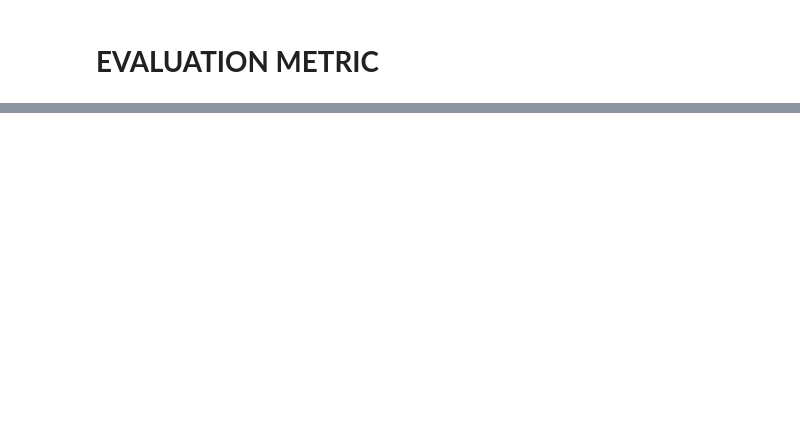
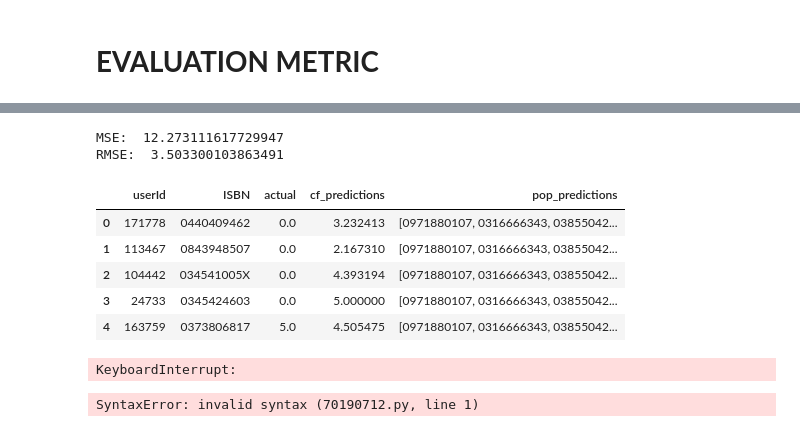
Before and after one commit to Pooshpal/Book-Recommender-System, a Jupyter notebook: engine.ipynb, the cells around one changed output, grey strips where cells are left out. Saved outputs shown, nothing was run; the diff lists cells and outputs as text; code cells hidden in the pictures; blank space fills up the shorter version.

```diff
--- a/engine.ipynb
+++ b/engine.ipynb
@@ -205,5 +303,5 @@ algo.fit(trainset)
 test = algo.test(testset)
 test = pd.DataFrame(test)
 test.drop("details", inplace=True, axis=1)
-test.columns = ['userId', 'movieId', 'actual', 'cf_predictions']
+test.columns = ['userId', 'ISBN', 'actual', 'cf_predictions']
 test.head()
@@ -209,0 +315,57 @@ test.head()
+# %%
+#Evaluate model with MSE and RMSE
+print("MSE: ", recmetrics.mse(test.actual, test.cf_predictions))
+print("RMSE: ", recmetrics.rmse(test.actual, test.cf_predictions))
+# %% [output]
+MSE:  12.273111617729947
+RMSE:  3.503300103863491
+# %%
+#Popularity Recommender
+#Creating a simple popularity recommender to demonstrate recommender metrics in action. The popularity recommender simply recommends the top 10 movies to every user.
+
+#make recommendations for all members in the test data
+popularity_recs = ratings.ISBN.value_counts().head(10).index.tolist()
+
+pop_recs = []
+for user in test.index:
+    pop_predictions = popularity_recs
+    pop_recs.append(pop_predictions)
+
+test['pop_predictions'] = pop_recs
+test.head()
+# %% [output]
+|  | userId | ISBN | actual | cf_predictions | pop_predictions |
+| 0 | 171778 | 0440409462 | 0.0 | 3.232413 | [0971880107, 0316666343, 03855042... |
+| 1 | 113467 | 0843948507 | 0.0 | 2.167310 | [0971880107, 0316666343, 03855042... |
+| 2 | 104442 | 034541005X | 0.0 | 4.393194 | [0971880107, 0316666343, 03855042... |
+| 3 | 24733 | 0345424603 | 0.0 | 5.000000 | [0971880107, 0316666343, 03855042... |
+| 4 | 163759 | 0373806817 | 5.0 | 4.505475 | [0971880107, 0316666343, 03855042... |
+# %%
+# make recommendations for all members in the test data
+cf_recs = []
+for user in new_df["User-ID"].values:
+    cf_predictions = user_based(new_df,user)
+    cf_recs.append(cf_predictions[0])
+
+test['cf_predictions'] = cf_recs
+test.head()
+# %% [output]
+KeyboardInterrupt:
+# %%
+#Prediction Coverage
+catalog = ratings.movieId.unique().tolist()
+pop_coverage = recmetrics.prediction_coverage(pop_recs, catalog)
+cf_coverage = recmetrics.prediction_coverage(cf_recs, catalog)
+#Catalog Coverage
+# N=100 observed recommendation lists
+pop_cat_coverage = recmetrics.catalog_coverage(pop_recs, catalog, 100)
+cf_cat_coverage = recmetrics.catalog_coverage(cf_recs, catalog, 100)
+#Coverage Plot
+# plot of prediction coverage
+coverage_scores = [pop_coverage, cf_coverage]
+model_names = ['Popularity Recommender', 'Collaborative Filter']
+
+fig = plt.figure(figsize=(7, 5))
+recmetrics.coverage_plot(coverage_scores, model_names)
+# %% [output]
+SyntaxError: invalid syntax (70190712.py, line 1)
```
Also changed, not shown: parts of 16 cells of this notebook, 1 other file.
